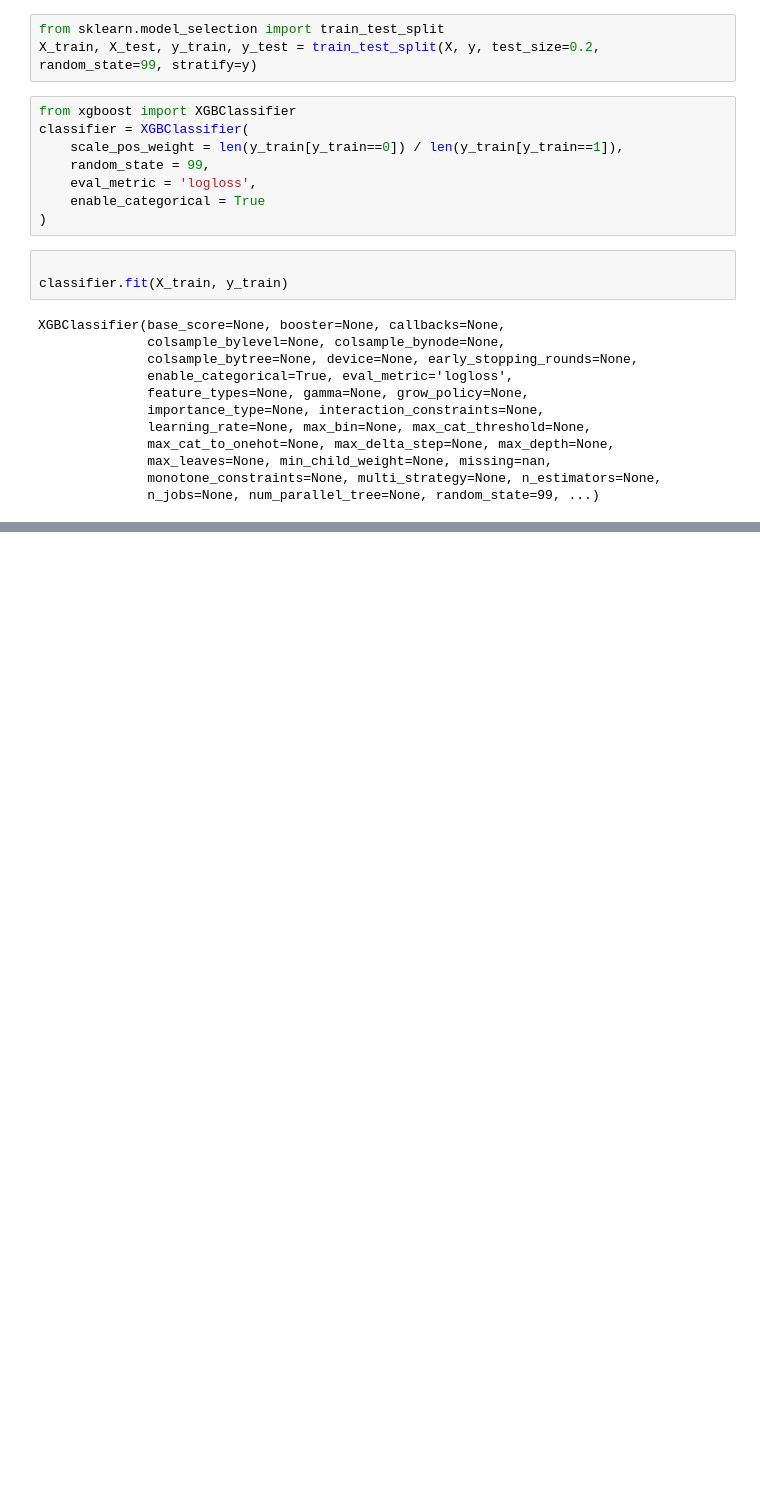
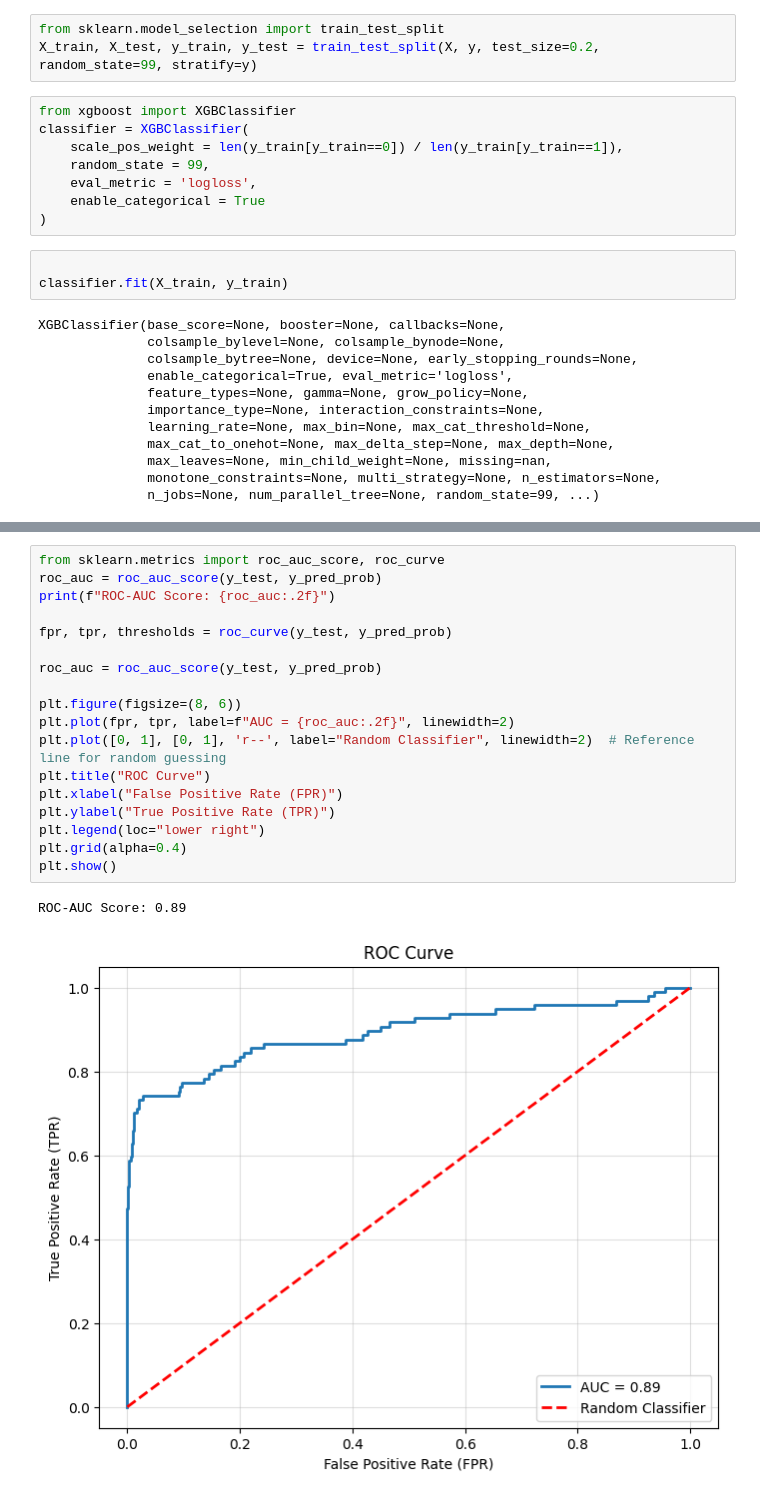
Before and after one commit to KhabeerAhmed/sony_customerchurn, a Jupyter notebook: notebooks/modeling.ipynb, the cells around one changed output, grey strips where cells are left out. Saved outputs shown, nothing was run; the diff lists cells and outputs as text; blank space fills up the shorter version.

```diff
--- a/notebooks/modeling.ipynb
+++ b/notebooks/modeling.ipynb
@@ -146,0 +146,21 @@ print(y_pred_prob)
+# %%
+from sklearn.metrics import roc_auc_score, roc_curve
+roc_auc = roc_auc_score(y_test, y_pred_prob)
+print(f"ROC-AUC Score: {roc_auc:.2f}")
+
+fpr, tpr, thresholds = roc_curve(y_test, y_pred_prob)
+
+roc_auc = roc_auc_score(y_test, y_pred_prob)
+
+plt.figure(figsize=(8, 6))
+plt.plot(fpr, tpr, label=f"AUC = {roc_auc:.2f}", linewidth=2)
+plt.plot([0, 1], [0, 1], 'r--', label="Random Classifier", linewidth=2)  # Reference line for random guessing
+plt.title("ROC Curve")
+plt.xlabel("False Positive Rate (FPR)")
+plt.ylabel("True Positive Rate (TPR)")
+plt.legend(loc="lower right")
+plt.grid(alpha=0.4)
+plt.show()
+# %% [output]
+ROC-AUC Score: 0.89
+[figure, added]
```
Also changed, not shown: parts of 15 cells of this notebook, 5 other files.
